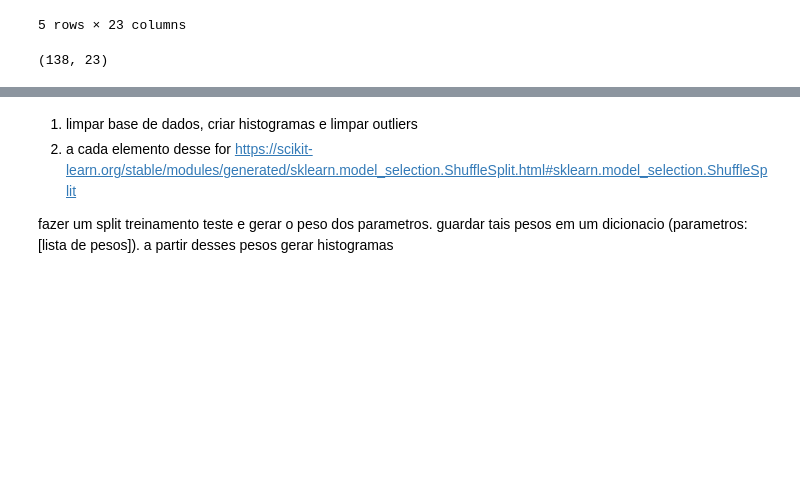
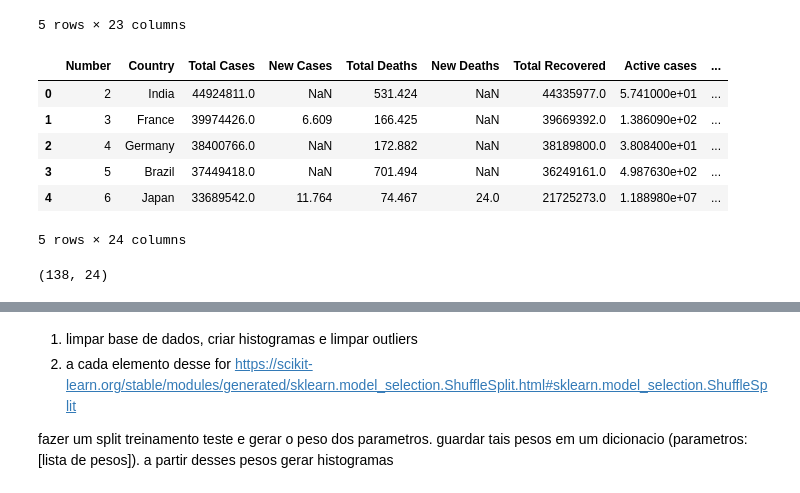
Before and after one commit to LuisFilipeMLoureiro/MachineLearning-CovidAnalysis, a Jupyter notebook: notebook/FinalProject.ipynb, the cells around one changed output, grey strips where cells are left out. Saved outputs shown, nothing was run; the diff lists cells and outputs as text; code cells hidden in the pictures; blank space fills up the shorter version.

```diff
--- a/notebook/FinalProject.ipynb
+++ b/notebook/FinalProject.ipynb
@@ -62,7 +62,23 @@ df.head()
 | 3 | 5 | Brazil | 37,449,418 | NaN | 701.494 | NaN | 36,249,161 | 498.763 | ... |
 | 4 | 6 | Japan | 33,689,542 | 11.764 | 74.467 | 24.0 | 21,725,273 | 11,889,802 | ... |
 5 rows × 23 columns
+# %%
+continuos_variables = ["Total Cases", 'New Cases', 'Total Deaths', 'New Deaths', 'Total Recovered', 'Active cases', 'Serious_Critical','Total Cases Per 1m Pop', 'Population','Score', 'GDP per capita', 'Social support', 'Freedom to make life choices', 'Generosity', 'Perceptions of corruption']
+df = df.replace(',','', regex=True)
+for col in continuos_variables:
+    df[col] = df[col].astype('float64')
+# %%
+df["Deaths per 1m Pop"] = df["Total Deaths"] / (df["Population"] / 1000000)
+df.head()
+# %% [output]
+|  | Number | Country | Total Cases | New Cases | Total Deaths | New Deaths | Total Recovered | Active cases | ... |
+| 0 | 2 | India | 44924811.0 | NaN | 531.424 | NaN | 44335977.0 | 5.741000e+01 | ... |
+| 1 | 3 | France | 39974426.0 | 6.609 | 166.425 | NaN | 39669392.0 | 1.386090e+02 | ... |
+| 2 | 4 | Germany | 38400766.0 | NaN | 172.882 | NaN | 38189800.0 | 3.808400e+01 | ... |
+| 3 | 5 | Brazil | 37449418.0 | NaN | 701.494 | NaN | 36249161.0 | 4.987630e+02 | ... |
+| 4 | 6 | Japan | 33689542.0 | 11.764 | 74.467 | 24.0 | 21725273.0 | 1.188980e+07 | ... |
+5 rows × 24 columns
 # %%
 df.shape
 # %% [output]
-(138, 23)
+(138, 24)
```
Also changed, not shown: parts of 7 cells of this notebook.
